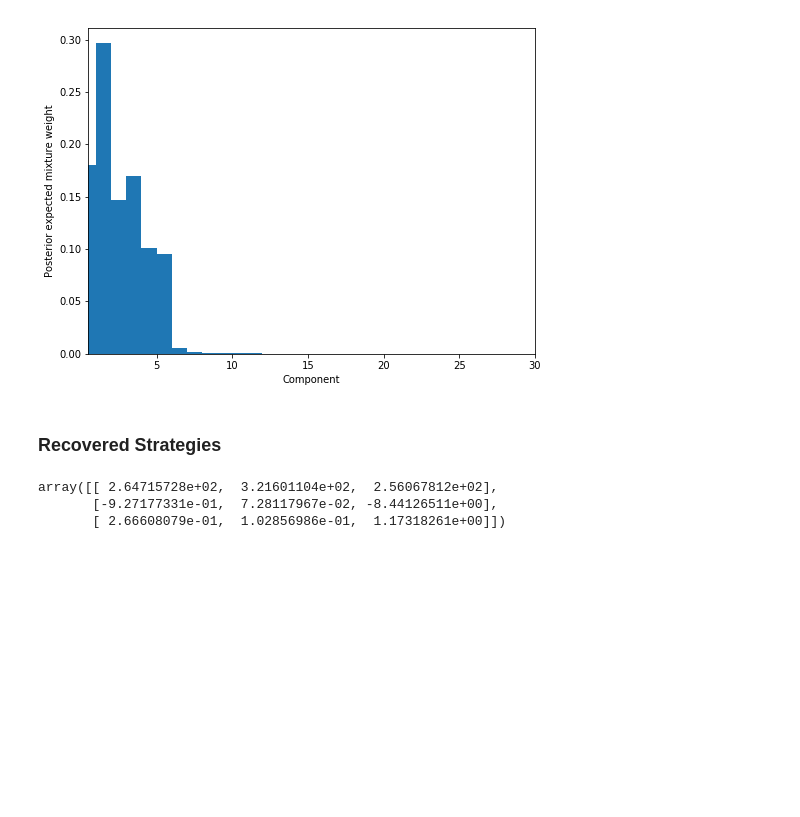
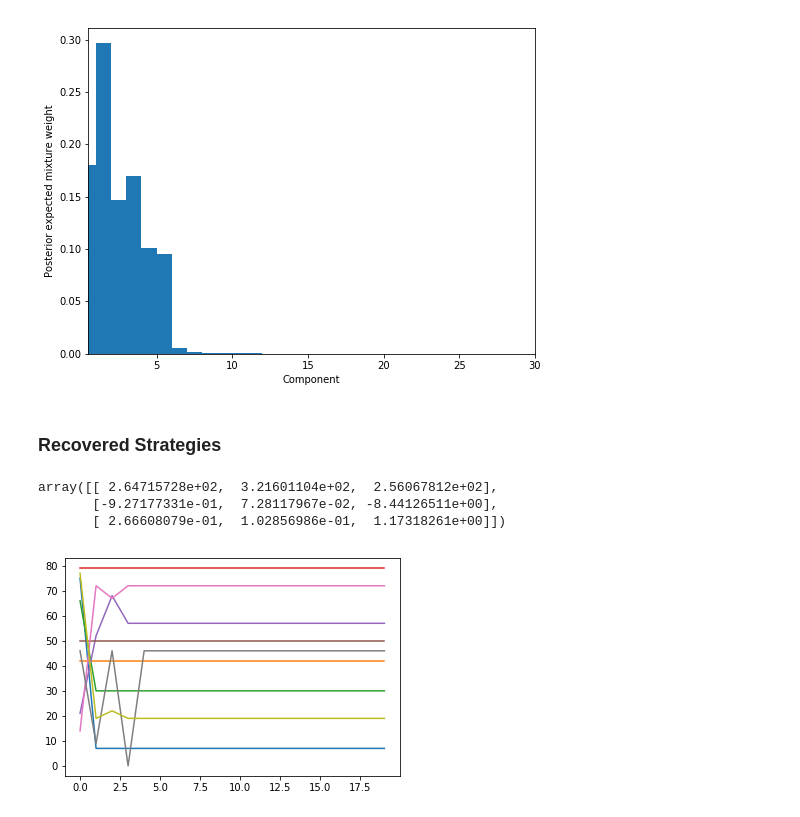
Before and after one commit to bmontambault/Active-Learning, a Jupyter notebook: individual_differences/Local Mixture Tests.ipynb, the cells around one changed output. Saved outputs shown, nothing was run; the diff lists cells and outputs as text; code cells hidden in the pictures; blank space fills up the shorter version.

Commit message:
added traces generated from learned parameters

```diff
--- a/individual_differences/Local Mixture Tests.ipynb
+++ b/individual_differences/Local Mixture Tests.ipynb
@@ -137,3 +137,15 @@ mean
 array([[ 2.64715728e+02,  3.21601104e+02,  2.56067812e+02],
        [-9.27177331e-01,  7.28117967e-02, -8.44126511e+00],
        [ 2.66608079e-01,  1.02856986e-01,  1.17318261e+00]])
+# %%
+learned_params = true_params = {'learning_rate': mean[0],
+                   'stay_penalty': mean[1],
+                   'temperature': mean[2]}
+# %%
+new_data = generate1(local_acq1, learned_params, neg_quad_kern, neg_quad, 30, 20, 3, np.array([.333, .333, .333]))
+# %%
+new_actions = new_data[:,9,:].argmax(axis=1)
+# %%
+plt.plot(new_actions[:9].T);
+# %% [output]
+[figure, added]
```
Also changed, not shown: parts of 2 cells of this notebook.
